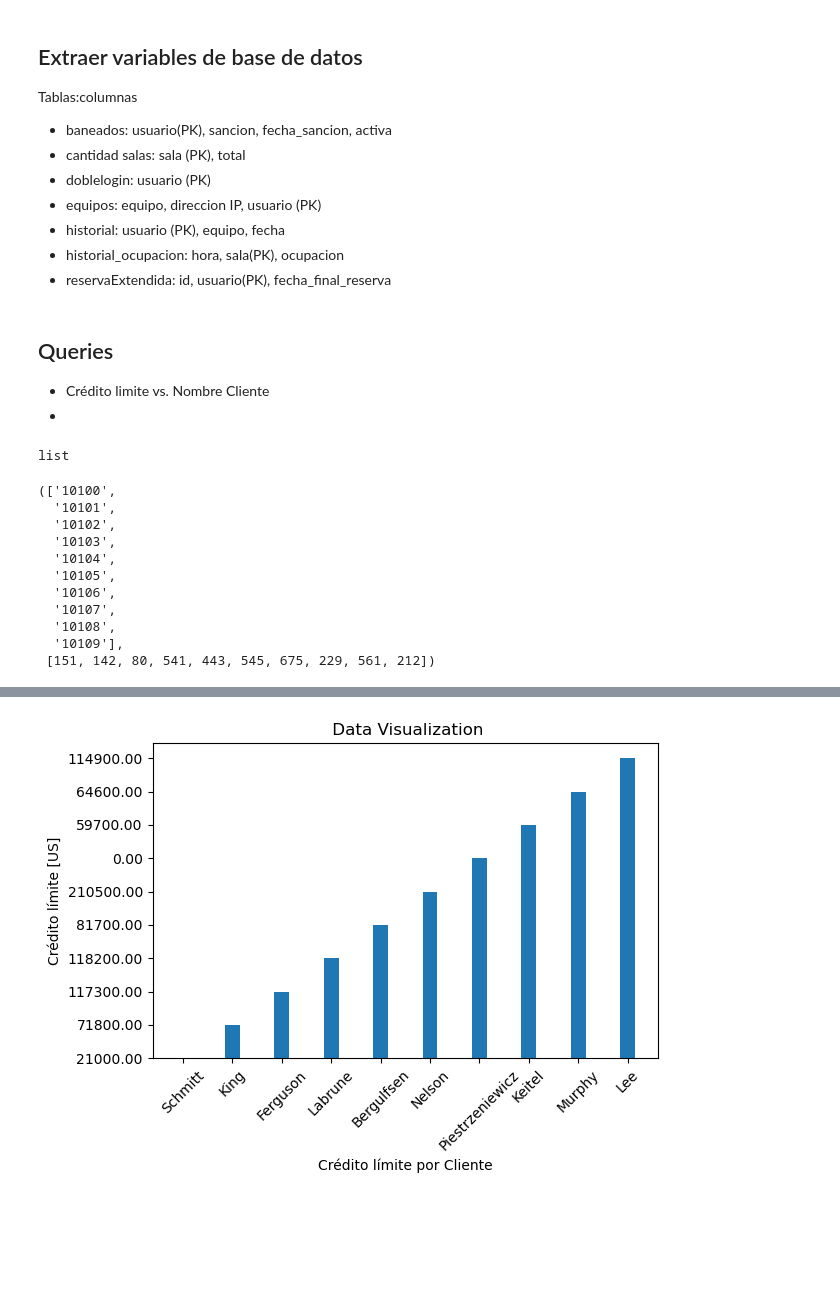
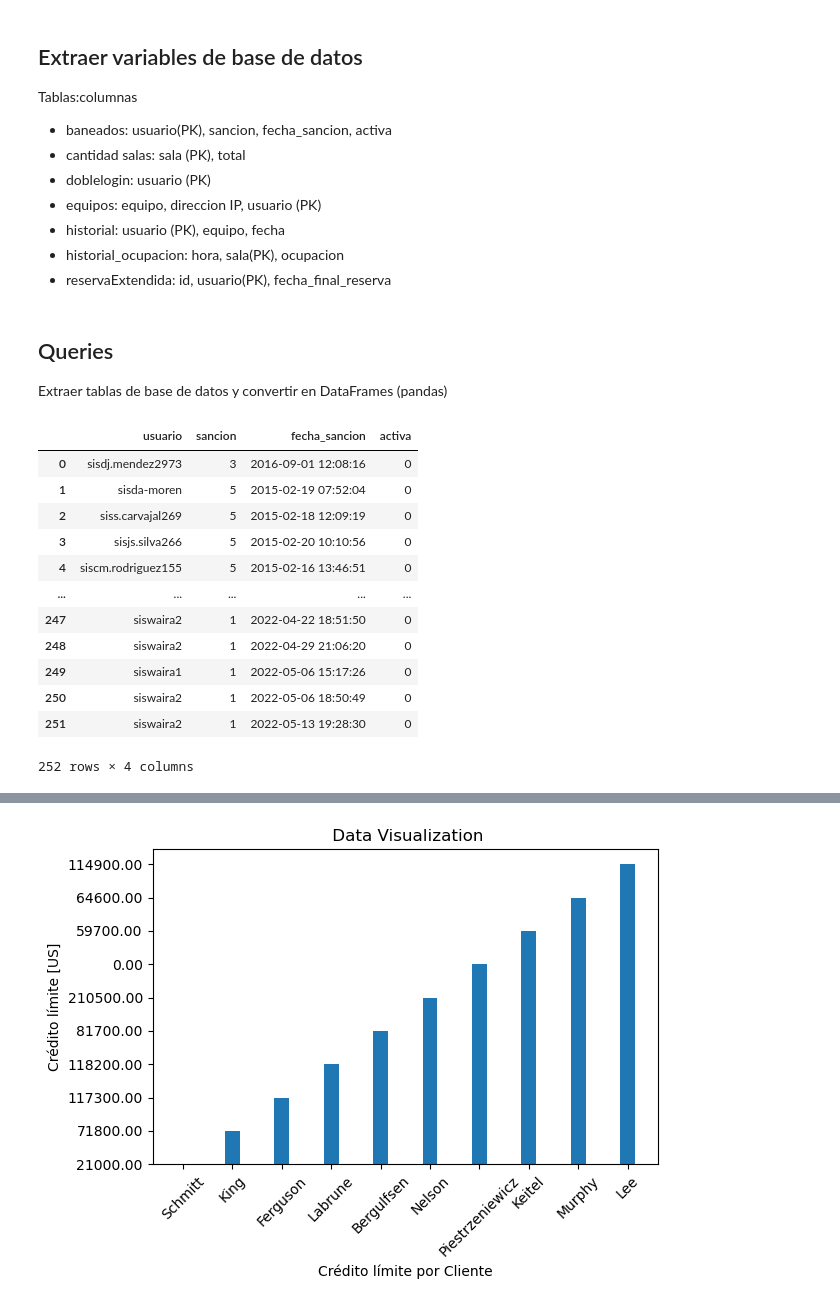
Before and after one commit to dfosorio111/tech_skills, a Jupyter notebook: visualization/mysql_maria_visualization_admonsis1.ipynb, the cells around one changed output, grey strips where cells are left out. Drawn from its saved outputs; the diff is of its cells as text; code cells hidden in the pictures; blank space fills up the shorter version.

```diff
--- a/visualization/mysql_maria_visualization_admonsis1.ipynb
+++ b/visualization/mysql_maria_visualization_admonsis1.ipynb
@@ -56,49 +54,31 @@ Tablas:columnas
 * historial: usuario (PK), equipo, fecha
 * historial_ocupacion: hora, sala(PK), ocupacion
 * reservaExtendida: id, usuario(PK), fecha_final_reserva
-# %% [markdown]
-## Queries
-
-* Crédito limite vs. Nombre Cliente
-*
-# %%
-# seleccionar customerName, creditLimit
-# tabla: customers
-
-query1 = "SELECT contactLastName, creditLimit FROM customers "
-cursor.execute(query1) # ejecutar SQL query
-data = cursor.fetchall() # recoger datos
-
-# crear variables para visualizacion
-nombre_cliente = [row[0] for row in data][:10]
-credito_limite = [row[1] for row in data][:10]
-
-nombre_cliente, credito_limite
-# %% [output]
-list
-# %%
-# seleccionar orderNumber, sum(quantityOrdered) (regla groupby )
-# tabla: orderdetails
-# groupby: orderNumber
-
-query2 = "SELECT orderNumber, SUM(quantityOrdered) as 'Cantidad Total' FROM orderdetails  GROUP BY orderNumber"
-cursor.execute(query2) # ejecutar SQL query
-data = cursor.fetchall() # recoger datos
-
-# crear variables para visualizacion
-num_orden = [row[0] for row in data][:10]
-cantidad_tot = [row[1] for row in data][:10]
-
-num_orden, cantidad_tot
-# %% [output]
-(['10100',
-  '10101',
-  '10102',
-  '10103',
-  '10104',
-  '10105',
-  '10106',
-  '10107',
-  '10108',
-  '10109'],
- [151, 142, 80, 541, 443, 545, 675, 229, 561, 212])
+# %% [markdown]
+## Queries
+
+Extraer tablas de base de datos y convertir en DataFrames (pandas)
+# %%
+
+query1 = "SELECT * FROM agentes_salas.baneados "
+cursor.execute(query1) # ejecutar SQL query
+data = cursor.fetchall() # recoger datos
+
+# Convert data to a DataFrame
+baneados = pd.DataFrame(data, columns=["usuario", "sancion","fecha_sancion","activa"])
+baneados = baneados.reset_index(drop=True)
+baneados
+# %% [output]
+|  | usuario | sancion | fecha_sancion | activa |
+| 0 | sisdj.mendez2973 | 3 | 2016-09-01 12:08:16 | 0 |
+| 1 | sisda-moren | 5 | 2015-02-19 07:52:04 | 0 |
+| 2 | siss.carvajal269 | 5 | 2015-02-18 12:09:19 | 0 |
+| 3 | sisjs.silva266 | 5 | 2015-02-20 10:10:56 | 0 |
+| 4 | siscm.rodriguez155 | 5 | 2015-02-16 13:46:51 | 0 |
+| ... | ... | ... | ... | ... |
+| 247 | siswaira2 | 1 | 2022-04-22 18:51:50 | 0 |
+| 248 | siswaira2 | 1 | 2022-04-29 21:06:20 | 0 |
+| 249 | siswaira1 | 1 | 2022-05-06 15:17:26 | 0 |
+| 250 | siswaira2 | 1 | 2022-05-06 18:50:49 | 0 |
+| 251 | siswaira2 | 1 | 2022-05-13 19:28:30 | 0 |
+252 rows × 4 columns
```
Also changed, not shown: parts of 22 cells of this notebook, 3 other files.
